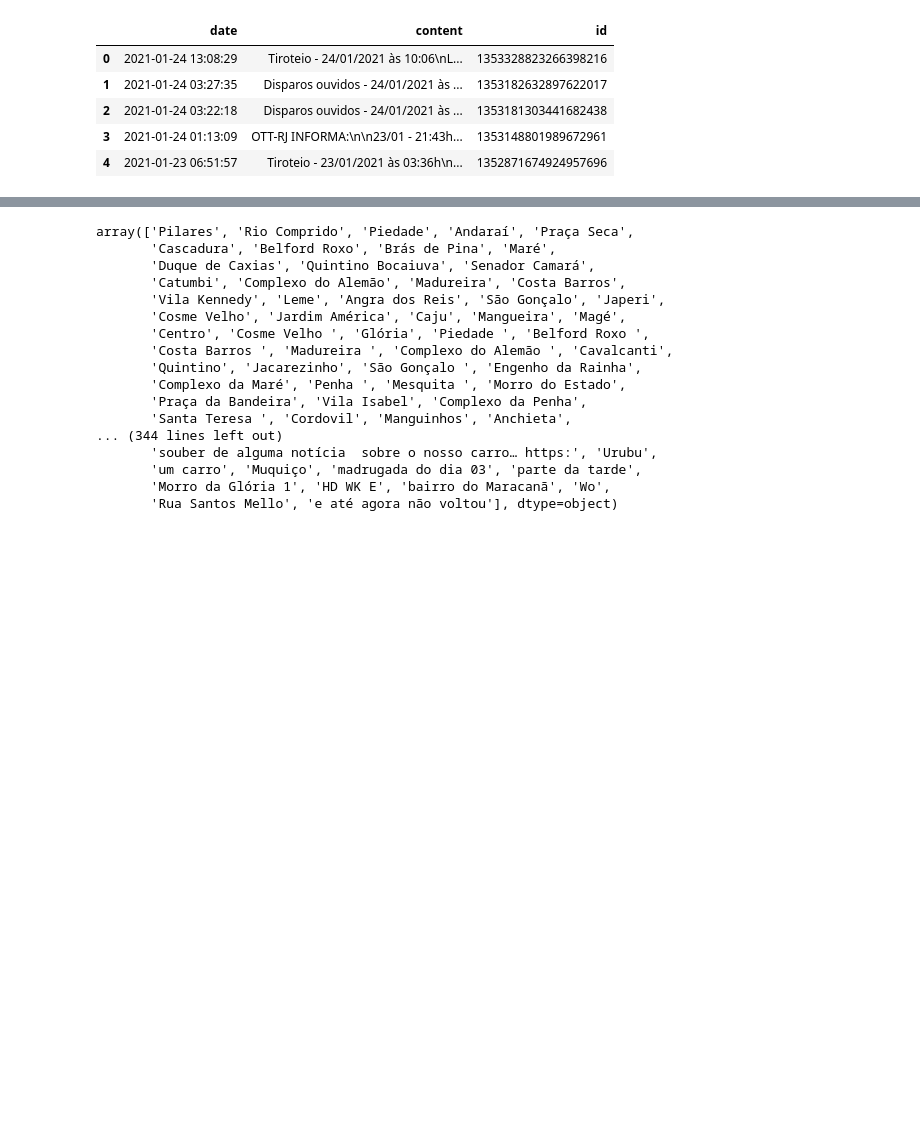
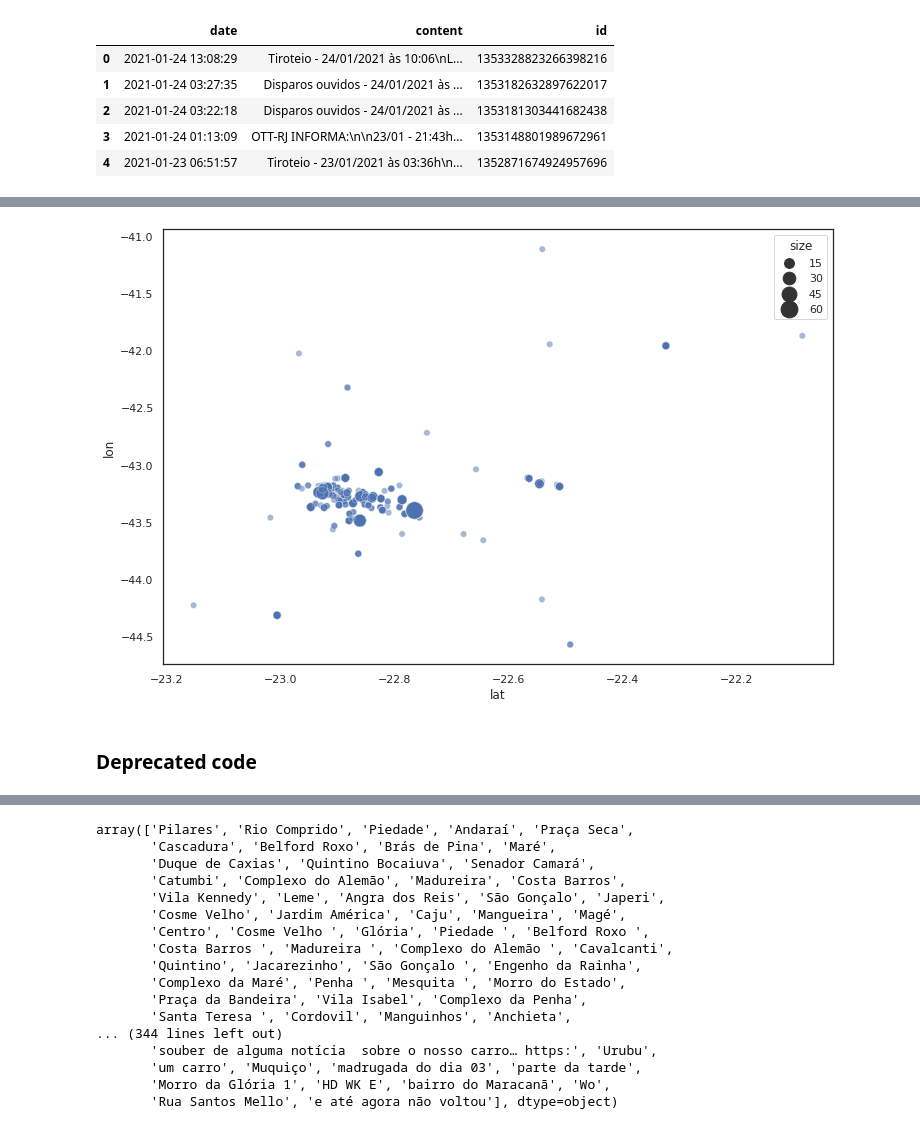
Before and after one commit to marcogemaque/Hell-de-Janeiro, a Jupyter notebook: Hell_de_Janeiro.ipynb, the cells around one changed output, grey strips where cells are left out. Drawn from its saved outputs; the diff is of its cells as text; code cells hidden in the pictures; blank space fills up the shorter version.

```diff
--- a/Hell_de_Janeiro.ipynb
+++ b/Hell_de_Janeiro.ipynb
@@ -178,3 +363,12 @@ df_own = df.drop(list_index)
+# %%
+sns.set(style="white")
+plt.figure(figsize=(12,8))
+ax = sns.scatterplot(x='lat', y='lon', data=df_final, alpha=0.5, palette='muted', size='size',
+                     sizes=(40,300))
+# %% [output]
+[figure, added]
+# %% [markdown]
+### **Deprecated code**
 # %%
 df_work = pd.DataFrame()
 df_work['Place'] = df_out['Place']
```
Also changed, not shown: parts of 18 cells of this notebook.
